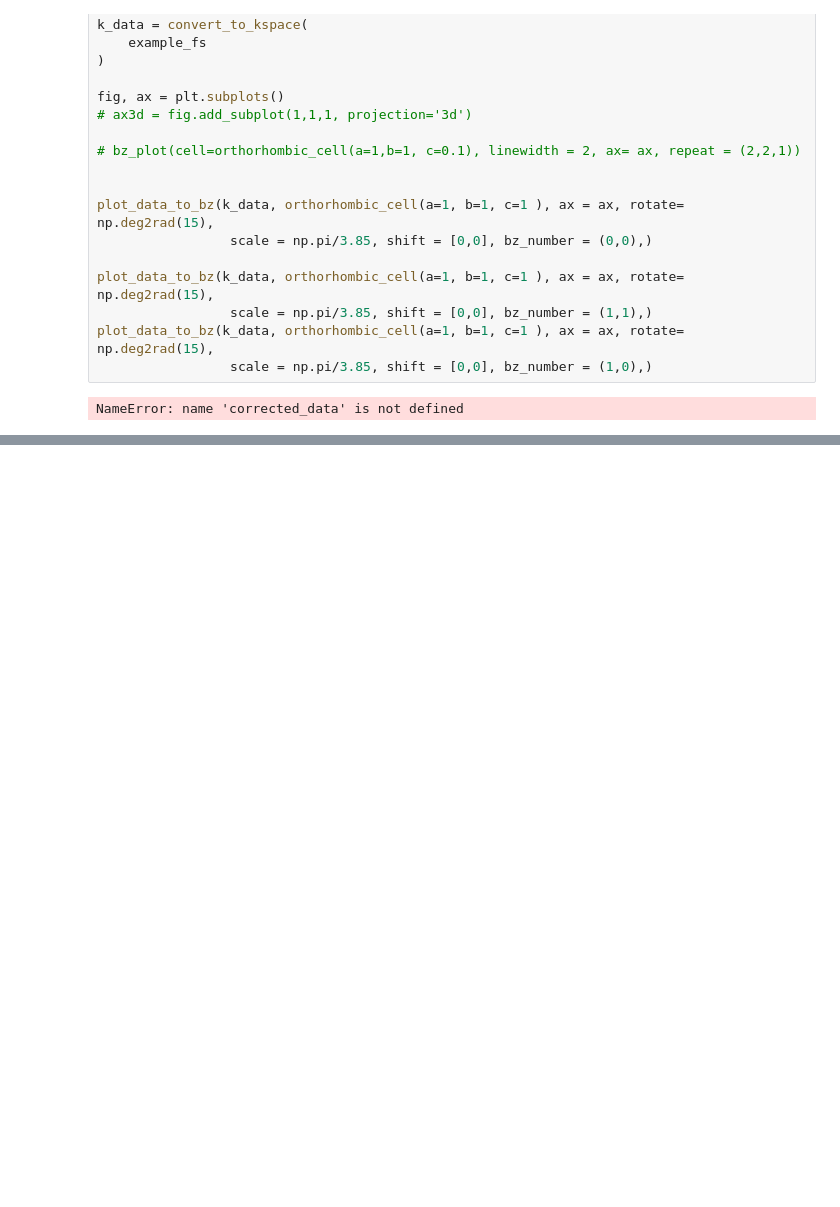
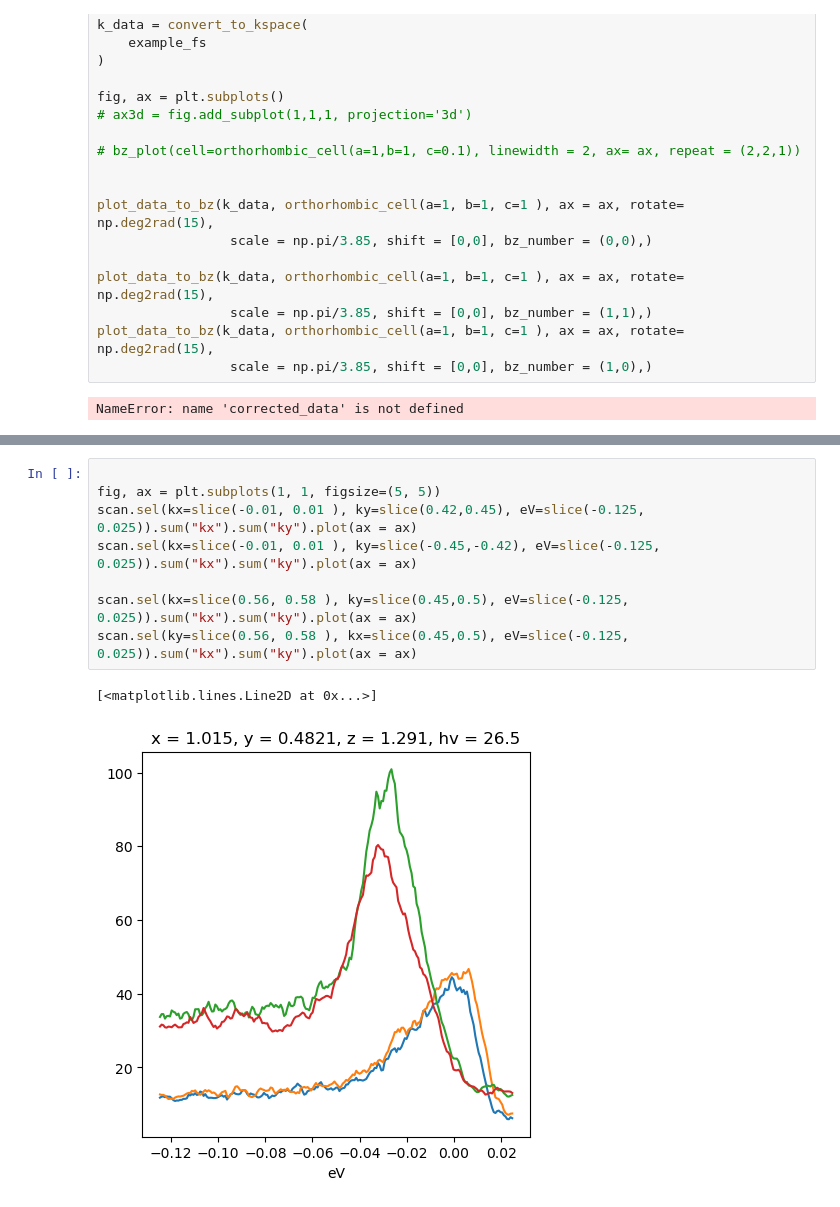
Before and after one commit to hellbrue/psi_arpes_scripts, a Jupyter notebook: scripts_francesco/analysis_FB.ipynb, the cells around one changed output, grey strips where cells are left out. Drawn from its saved outputs; the diff is of its cells as text; blank space fills up the shorter version.

```diff
--- a/scripts_francesco/analysis_FB.ipynb
+++ b/scripts_francesco/analysis_FB.ipynb
@@ -311 +326,12 @@ NameError: name 'corrected_data' is not defined
+# %%
+
+fig, ax = plt.subplots(1, 1, figsize=(5, 5))
+scan.sel(kx=slice(-0.01, 0.01 ), ky=slice(0.42,0.45), eV=slice(-0.125, 0.025)).sum("kx").sum("ky").plot(ax = ax)
+scan.sel(kx=slice(-0.01, 0.01 ), ky=slice(-0.45,-0.42), eV=slice(-0.125, 0.025)).sum("kx").sum("ky").plot(ax = ax)
+
+scan.sel(kx=slice(0.56, 0.58 ), ky=slice(0.45,0.5), eV=slice(-0.125, 0.025)).sum("kx").sum("ky").plot(ax = ax)
+scan.sel(ky=slice(0.56, 0.58 ), kx=slice(0.45,0.5), eV=slice(-0.125, 0.025)).sum("kx").sum("ky").plot(ax = ax)
+# %% [output]
+[<matplotlib.lines.Line2D at 0x...>]
+[figure, added]
 # %%
```
Also changed, not shown: parts of 7 cells of this notebook.
